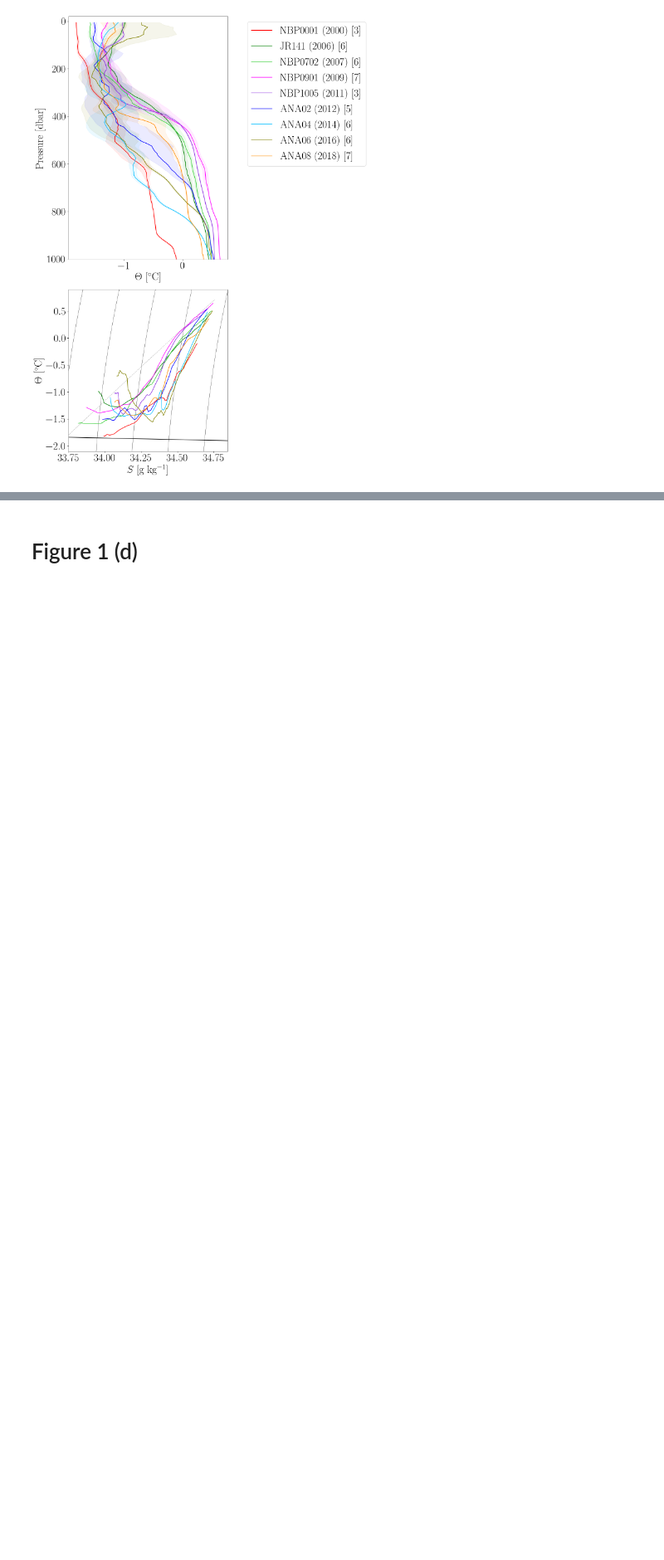
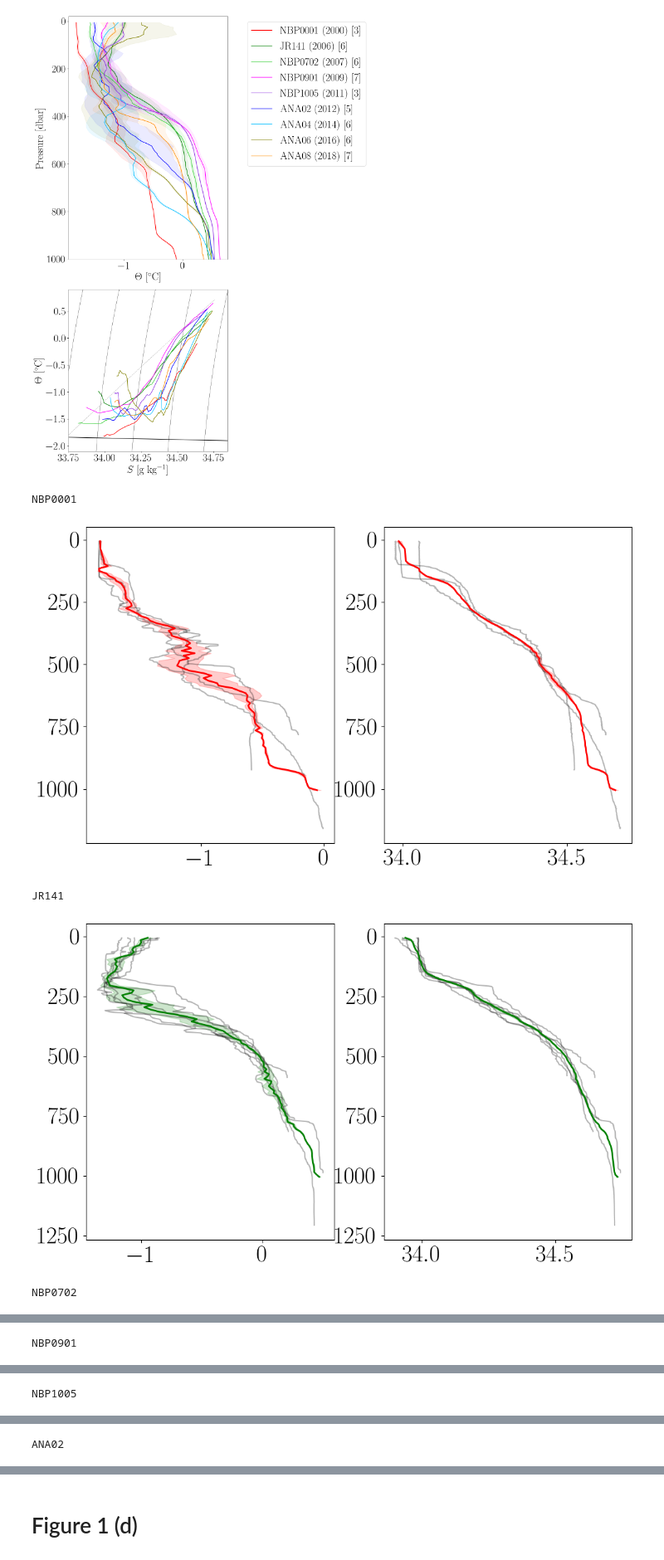
Before and after one commit to ruth-moorman/Moorman-et-al-GRL-submission-2023, a Jupyter notebook: Figure1.ipynb, the cells around one changed output, grey strips where cells are left out. Shown at 83% size. Cells and saved outputs as stored; diff of their text form; code cells hidden in the pictures; blank space fills up the shorter version.

Commit message:
add plots comparing average profiles and all profiles

```diff
--- a/Figure1.ipynb
+++ b/Figure1.ipynb
@@ -201,3 +201,31 @@ plt.subplots_adjust(hspace=0.15)
 plt.show()
 # %% [output]
 [figure]
+# %%
+# check everything out to confirm averaging scheme is sensible
+for i in range(9):
+    fig = plt.figure(figsize = (12,7))
+    gs = gridspec.GridSpec(ncols=2, nrows=1)
+    ax,ax1, = (fig.add_subplot(gs[ 0]), fig.add_subplot(gs[1]))
+
+    index = cruise_index[i]
+    color = colors_ordered[i]
+    cruise = cruises_ordered[i]
+    print(cruise)
+    cruise_CT = CT.where(CT.cruise_index==index,drop=True)
+    cruise_AS = AS.where(AS.cruise_index==index,drop=True)
+    ax.plot(cruise_CT.T, cruise_CT.pressure, color='k', alpha=0.3)
+    ax.plot(CT_mean.sel(cruise_index=index).T, CT_mean.pressure_midpoint, color=color, linewidth=2)
+    ax.fill_betweenx(CT_mean.pressure_midpoint,CT_mean.sel(cruise_index=index)-CT_std.sel(cruise_index=index),CT_mean.sel(cruise_index=index)+CT_std.sel(cruise_index=index), color=color,alpha=0.2 )
+    ax1.plot(cruise_AS.T, cruise_AS.pressure, color='k', alpha=0.3)
+    ax1.plot(AS_mean.sel(cruise_index=index).T, AS_mean.pressure_midpoint, color=color, linewidth=2)
+    ax1.fill_betweenx(AS_mean.pressure_midpoint,AS_mean.sel(cruise_index=index)-AS_std.sel(cruise_index=index),AS_mean.sel(cruise_index=index)+AS_std.sel(cruise_index=index), color=color,alpha=0.2 )
+
+    ax.invert_yaxis();ax1.invert_yaxis();ax2.invert_yaxis()
+    plt.show()
+# %% [output]
+NBP0001
+[figure, added]
+JR141
+[figure, added]
+NBP0702
@@ -203,0 +233 @@ plt.show()
+NBP0901
@@ -203,0 +235 @@ plt.show()
+NBP1005
@@ -203,0 +237 @@ plt.show()
+ANA02
```
Also changed, not shown: parts of 1 cell of this notebook.
